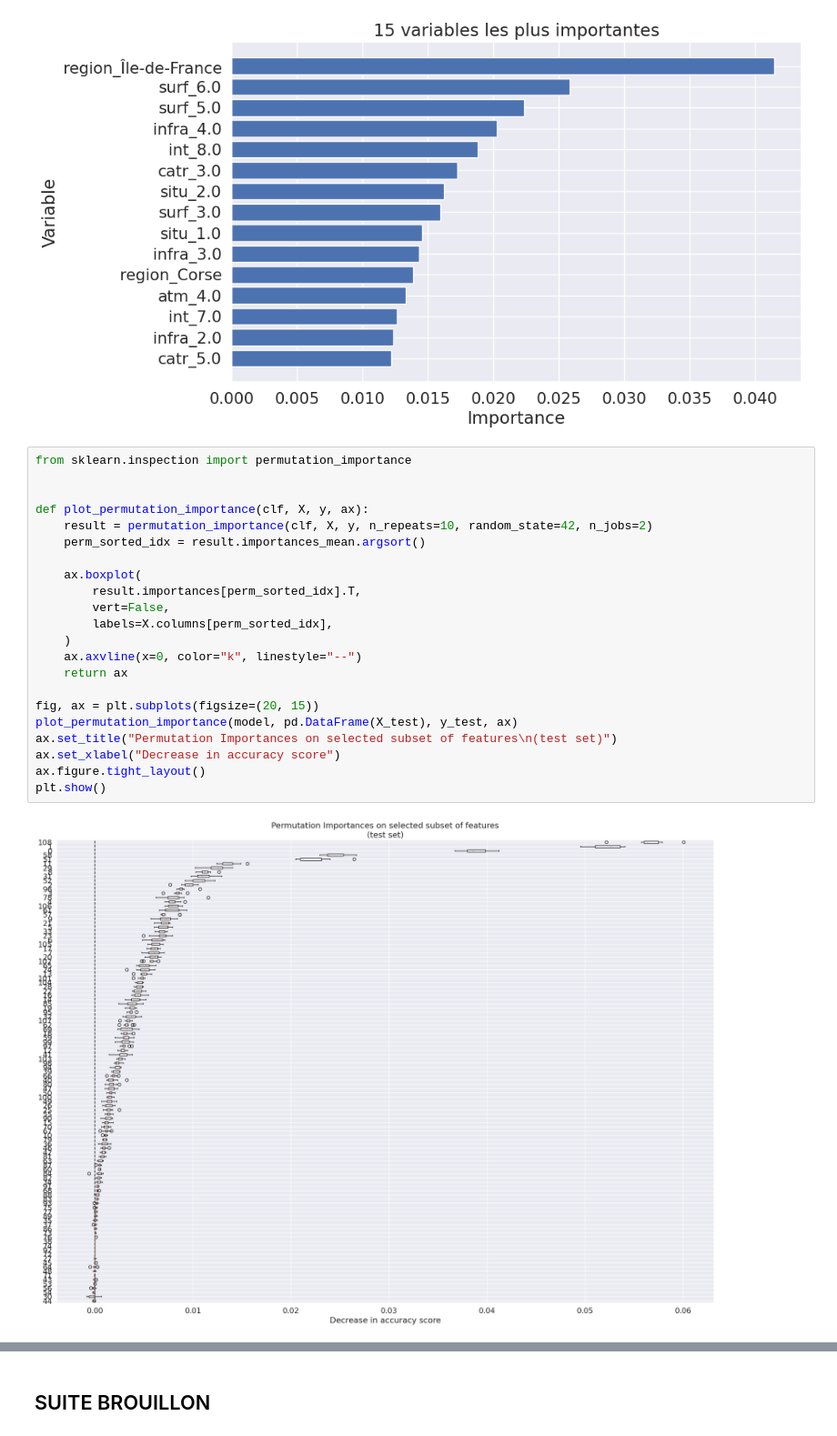
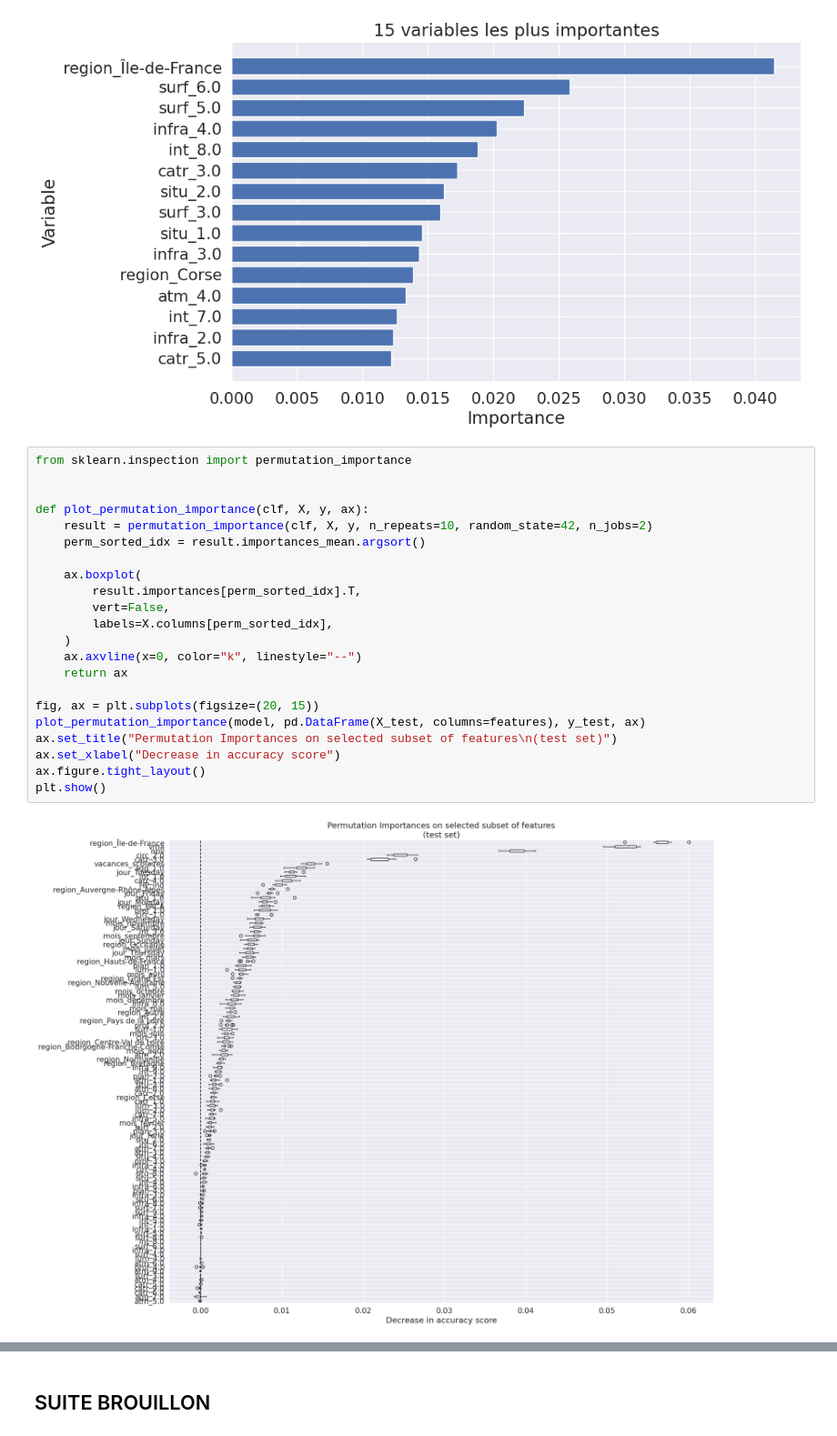
Before and after one commit to solinemignot/statapp_sujet26, a Jupyter notebook: Partie2_ML/XGBoost.ipynb, the cells around one changed output, grey strips where cells are left out. Shown at 91% size. Drawn from its saved outputs; the diff is of its cells as text.

Commit message:
permutation importance

```diff
--- a/Partie2_ML/XGBoost.ipynb
+++ b/Partie2_ML/XGBoost.ipynb
@@ -297,24 +297,24 @@ plt.show()
 # %%
 from sklearn.inspection import permutation_importance
 
 
 def plot_permutation_importance(clf, X, y, ax):
     result = permutation_importance(clf, X, y, n_repeats=10, random_state=42, n_jobs=2)
     perm_sorted_idx = result.importances_mean.argsort()
 
     ax.boxplot(
         result.importances[perm_sorted_idx].T,
         vert=False,
         labels=X.columns[perm_sorted_idx],
     )
     ax.axvline(x=0, color="k", linestyle="--")
     return ax
 
 fig, ax = plt.subplots(figsize=(20, 15))
-plot_permutation_importance(model, pd.DataFrame(X_test), y_test, ax)
+plot_permutation_importance(model, pd.DataFrame(X_test, columns=features), y_test, ax)
 ax.set_title("Permutation Importances on selected subset of features\n(test set)")
 ax.set_xlabel("Decrease in accuracy score")
 ax.figure.tight_layout()
 plt.show()
 # %% [output]
-[figure, old version]
+[figure, new version]
```
Also changed, not shown: parts of 4 cells of this notebook.
